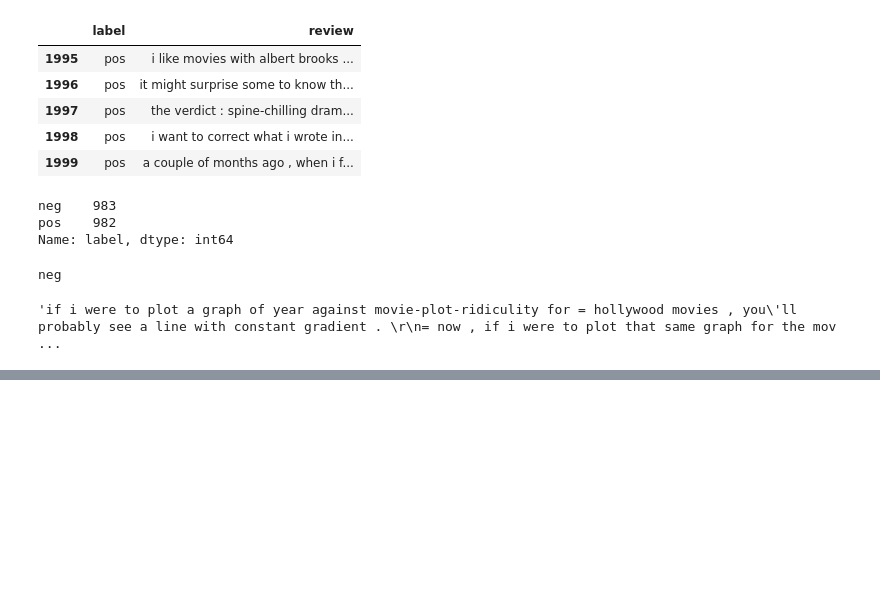
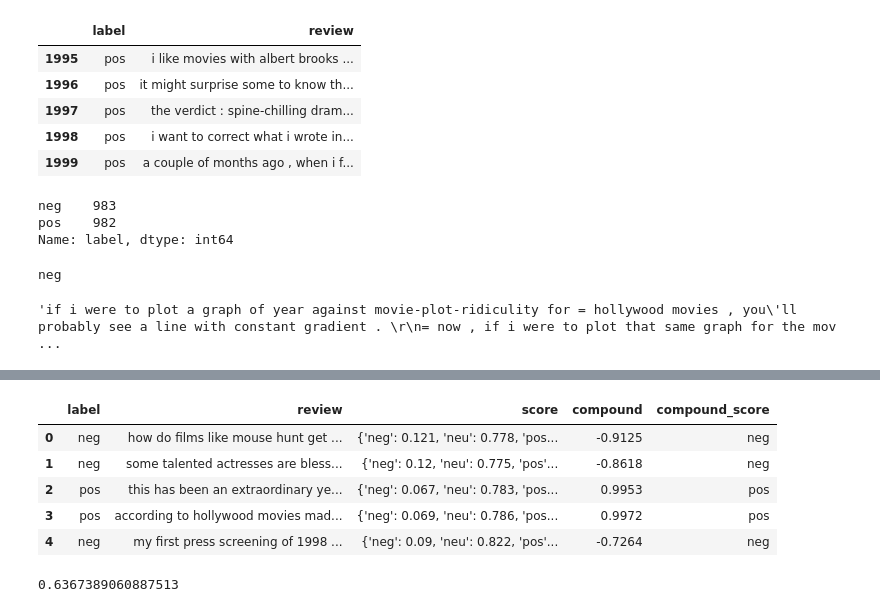
Before and after one commit to mralamdari/NLP-Sentiment-Analysis, a Jupyter notebook: NLP_Semantiment_Analysis.ipynb, the cells around one changed output, grey strips where cells are left out. Cells and saved outputs as stored; diff of their text form; code cells hidden in the pictures; blank space fills up the shorter version.

```diff
--- a/NLP_Semantiment_Analysis.ipynb
+++ b/NLP_Semantiment_Analysis.ipynb
@@ -437,0 +440,2 @@ neg
+# %%
+sid = SentimentIntensityAnalyzer()
@@ -437,0 +446,4 @@ neg
+# %%
+df['score'] = df['review'].apply(lambda review: sid.polarity_scores(review))
+# %%
+df['compound'] = df['score'].apply(lambda item: item['compound'])
@@ -437,0 +459,11 @@ neg
+# %%
+df['compound_score'] = df['compound'].apply(lambda score: 'pos' if score>=0 else 'neg')
+# %%
+df.head()
+# %% [output]
+|  | label | review | score | compound | compound_score |
+| 0 | neg | how do films like mouse hunt get ... | {'neg': 0.121, 'neu': 0.778, 'pos... | -0.9125 | neg |
+| 1 | neg | some talented actresses are bless... | {'neg': 0.12, 'neu': 0.775, 'pos'... | -0.8618 | neg |
+| 2 | pos | this has been an extraordinary ye... | {'neg': 0.067, 'neu': 0.783, 'pos... | 0.9953 | pos |
+| 3 | pos | according to hollywood movies mad... | {'neg': 0.069, 'neu': 0.786, 'pos... | 0.9972 | pos |
+| 4 | neg | my first press screening of 1998 ... | {'neg': 0.09, 'neu': 0.822, 'pos'... | -0.7264 | neg |
@@ -437,0 +472,4 @@ neg
+# %%
+metrics.accuracy_score(df['label'], df['compound_score'])
+# %% [output]
+0.6367389060887513
```
Also changed, not shown: parts of 6 cells of this notebook.
